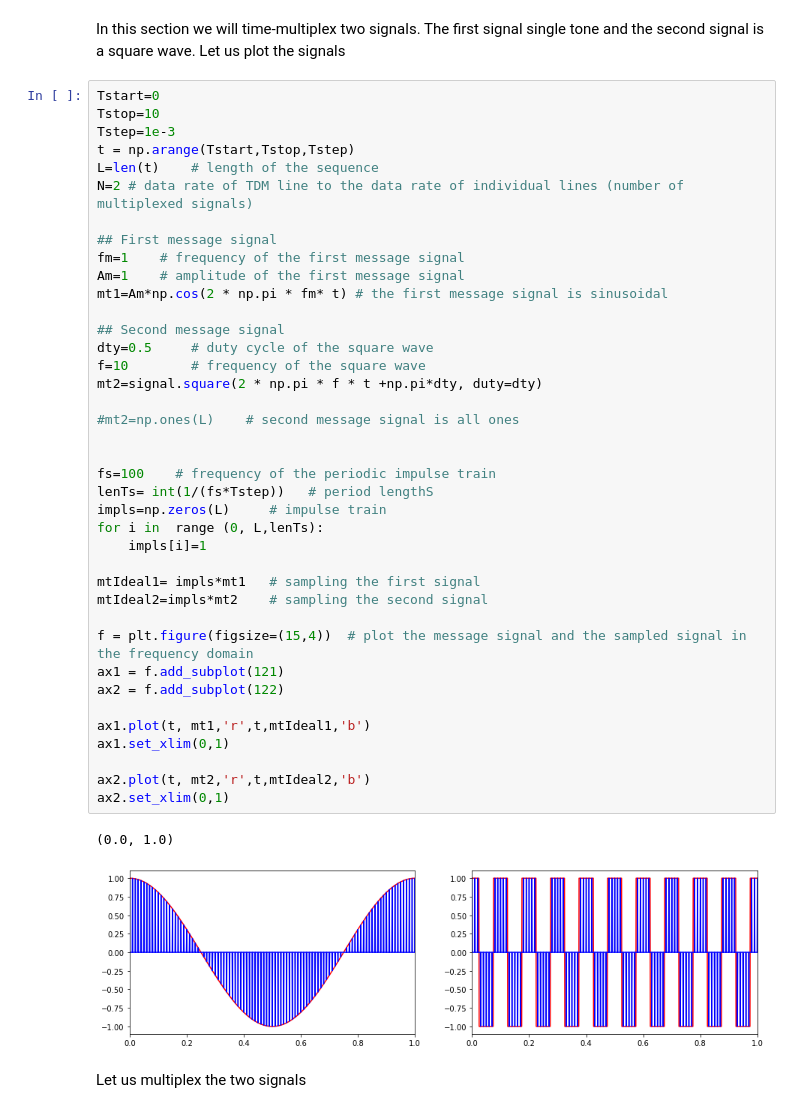
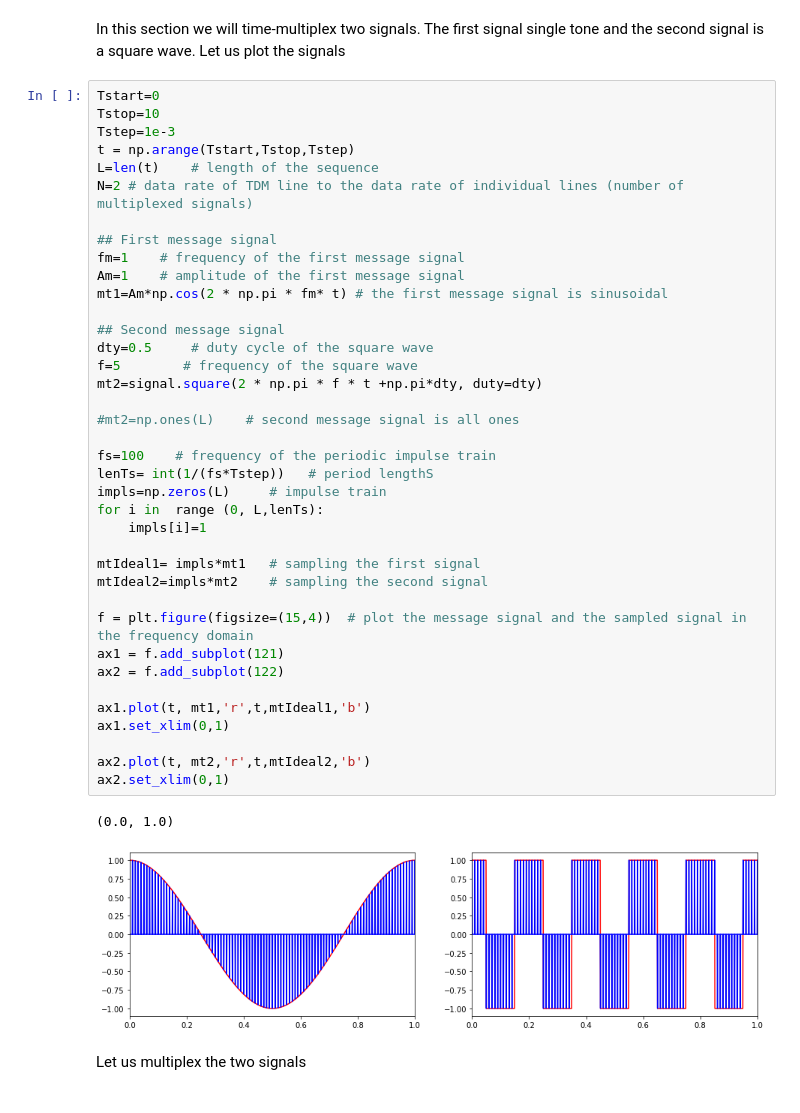
Before and after one commit to mkjubran/ENEE4103, a Jupyter notebook: PulseAmplitudeModulation_Part2.ipynb, the cells around one changed output. Cells and saved outputs as stored; diff of their text form.

```diff
--- a/PulseAmplitudeModulation_Part2.ipynb
+++ b/PulseAmplitudeModulation_Part2.ipynb
@@ -815,36 +815,35 @@ N=2 # data rate of TDM line to the data rate of individual lines (number of mult
 fm=1    # frequency of the first message signal
 Am=1    # amplitude of the first message signal
 mt1=Am*np.cos(2 * np.pi * fm* t) # the first message signal is sinusoidal
 
 ## Second message signal
 dty=0.5     # duty cycle of the square wave
-f=10        # frequency of the square wave
+f=5        # frequency of the square wave
 mt2=signal.square(2 * np.pi * f * t +np.pi*dty, duty=dty)
 
 #mt2=np.ones(L)    # second message signal is all ones
-
 
 fs=100    # frequency of the periodic impulse train
 lenTs= int(1/(fs*Tstep))   # period lengthS
 impls=np.zeros(L)     # impulse train
 for i in  range (0, L,lenTs):
     impls[i]=1
 
 mtIdeal1= impls*mt1   # sampling the first signal
 mtIdeal2=impls*mt2    # sampling the second signal
 
 f = plt.figure(figsize=(15,4))  # plot the message signal and the sampled signal in the frequency domain
 ax1 = f.add_subplot(121)
 ax2 = f.add_subplot(122)
 
 ax1.plot(t, mt1,'r',t,mtIdeal1,'b')
 ax1.set_xlim(0,1)
 
 ax2.plot(t, mt2,'r',t,mtIdeal2,'b')
 ax2.set_xlim(0,1)
 # %% [output]
 (0.0, 1.0)
-[figure, old version]
+[figure, new version]
 # %% [markdown]
 Let us multiplex the two signals
 # %%
```
Also changed, not shown: parts of 1 cell of this notebook.
